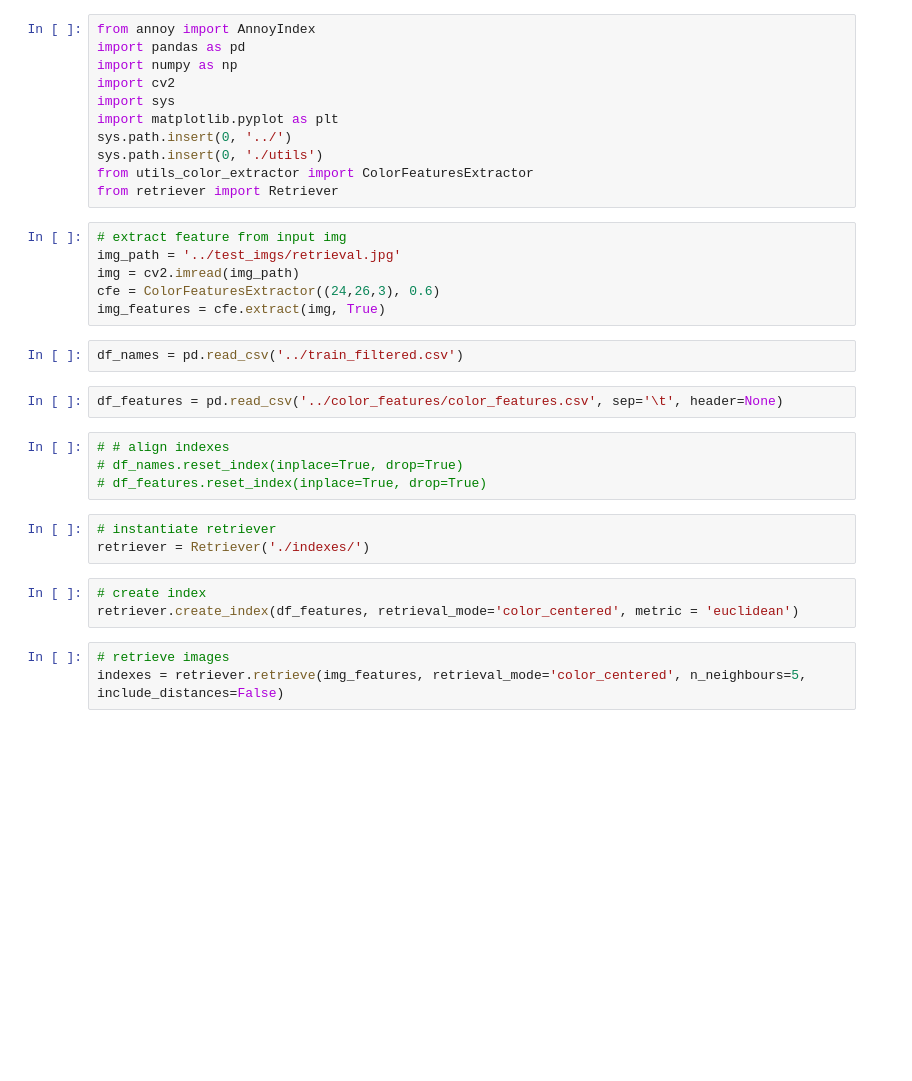
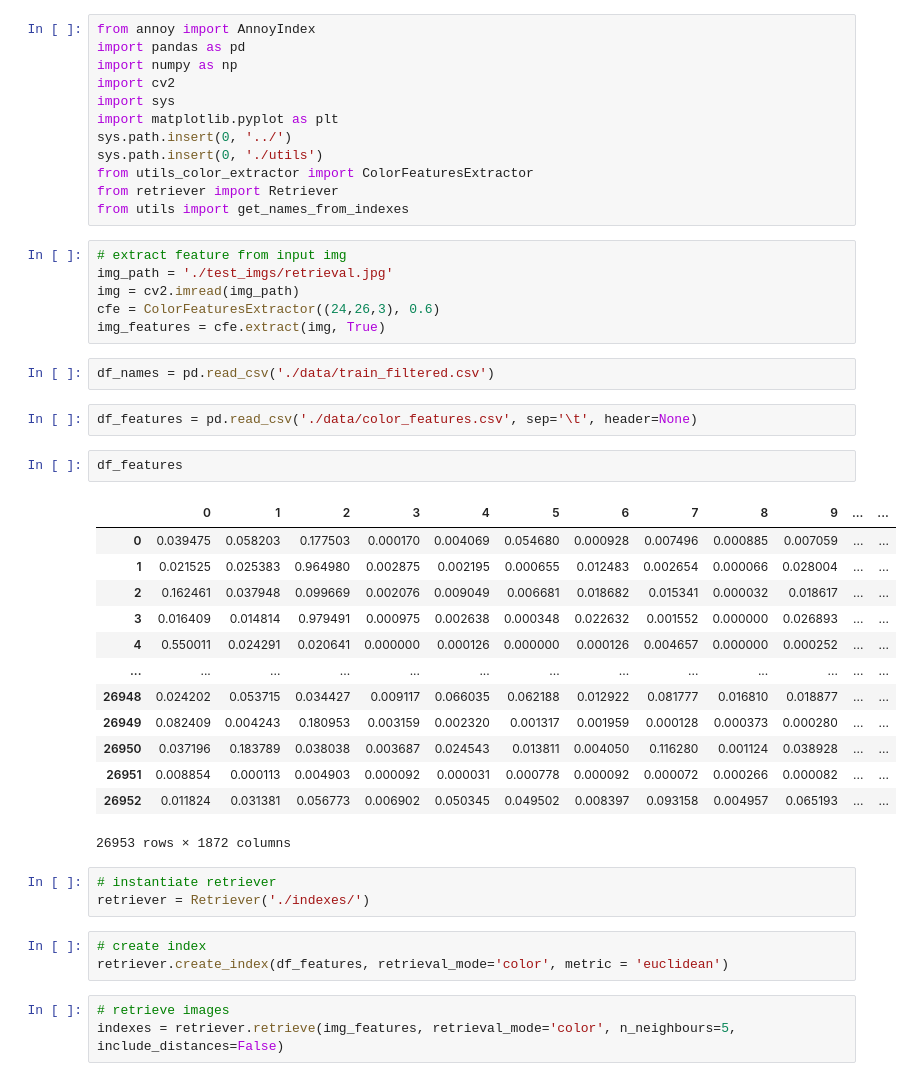
Before and after one commit to rpo19/VisualInformationProject, a Jupyter notebook: TestRetrieval.ipynb, the cells around one changed output. Saved outputs shown, nothing was run; the diff lists cells and outputs as text; blank space fills up the shorter version.

```diff
--- a/TestRetrieval.ipynb
+++ b/TestRetrieval.ipynb
@@ -9,27 +9,40 @@ sys.path.insert(0, '../')
 sys.path.insert(0, './utils')
 from utils_color_extractor import ColorFeaturesExtractor
 from retriever import Retriever
+from utils import get_names_from_indexes
 # %%
 # extract feature from input img
-img_path = '../test_imgs/retrieval.jpg'
+img_path = './test_imgs/retrieval.jpg'
 img = cv2.imread(img_path)
 cfe = ColorFeaturesExtractor((24,26,3), 0.6)
 img_features = cfe.extract(img, True)
 # %%
-df_names = pd.read_csv('../train_filtered.csv')
+df_names = pd.read_csv('./data/train_filtered.csv')
 # %%
-df_features = pd.read_csv('../color_features/color_features.csv', sep='\t', header=None)
+df_features = pd.read_csv('./data/color_features.csv', sep='\t', header=None)
-# %%
-# # align indexes
-# df_names.reset_index(inplace=True, drop=True)
-# df_features.reset_index(inplace=True, drop=True)
+# %%
+df_features
+# %% [output]
+|  | 0 | 1 | 2 | 3 | 4 | 5 | 6 | 7 | 8 | 9 | ... | ... |
+| 0 | 0.039475 | 0.058203 | 0.177503 | 0.000170 | 0.004069 | 0.054680 | 0.000928 | 0.007496 | 0.000885 | 0.007059 | ... | ... |
+| 1 | 0.021525 | 0.025383 | 0.964980 | 0.002875 | 0.002195 | 0.000655 | 0.012483 | 0.002654 | 0.000066 | 0.028004 | ... | ... |
+| 2 | 0.162461 | 0.037948 | 0.099669 | 0.002076 | 0.009049 | 0.006681 | 0.018682 | 0.015341 | 0.000032 | 0.018617 | ... | ... |
+| 3 | 0.016409 | 0.014814 | 0.979491 | 0.000975 | 0.002638 | 0.000348 | 0.022632 | 0.001552 | 0.000000 | 0.026893 | ... | ... |
+| 4 | 0.550011 | 0.024291 | 0.020641 | 0.000000 | 0.000126 | 0.000000 | 0.000126 | 0.004657 | 0.000000 | 0.000252 | ... | ... |
+| ... | ... | ... | ... | ... | ... | ... | ... | ... | ... | ... | ... | ... |
+| 26948 | 0.024202 | 0.053715 | 0.034427 | 0.009117 | 0.066035 | 0.062188 | 0.012922 | 0.081777 | 0.016810 | 0.018877 | ... | ... |
+| 26949 | 0.082409 | 0.004243 | 0.180953 | 0.003159 | 0.002320 | 0.001317 | 0.001959 | 0.000128 | 0.000373 | 0.000280 | ... | ... |
+| 26950 | 0.037196 | 0.183789 | 0.038038 | 0.003687 | 0.024543 | 0.013811 | 0.004050 | 0.116280 | 0.001124 | 0.038928 | ... | ... |
+| 26951 | 0.008854 | 0.000113 | 0.004903 | 0.000092 | 0.000031 | 0.000778 | 0.000092 | 0.000072 | 0.000266 | 0.000082 | ... | ... |
+| 26952 | 0.011824 | 0.031381 | 0.056773 | 0.006902 | 0.050345 | 0.049502 | 0.008397 | 0.093158 | 0.004957 | 0.065193 | ... | ... |
+26953 rows × 1872 columns
 # %%
 # instantiate retriever
 retriever = Retriever('./indexes/')
 # %%
 # create index
-retriever.create_index(df_features, retrieval_mode='color_centered', metric = 'euclidean')
+retriever.create_index(df_features, retrieval_mode='color', metric = 'euclidean')
 # %%
 # retrieve images
-indexes = retriever.retrieve(img_features, retrieval_mode='color_centered', n_neighbours=5, include_distances=False)
+indexes = retriever.retrieve(img_features, retrieval_mode='color', n_neighbours=5, include_distances=False)
 # %%
```
Also changed, not shown: parts of 2 cells of this notebook, 5 other files.
